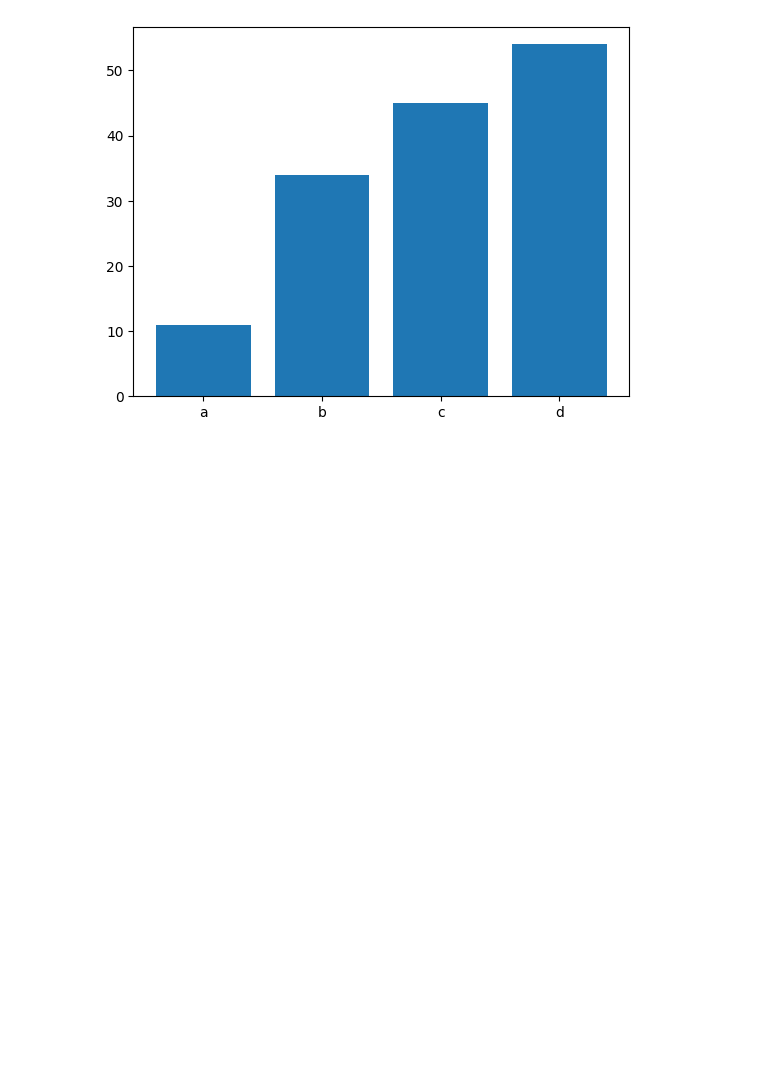
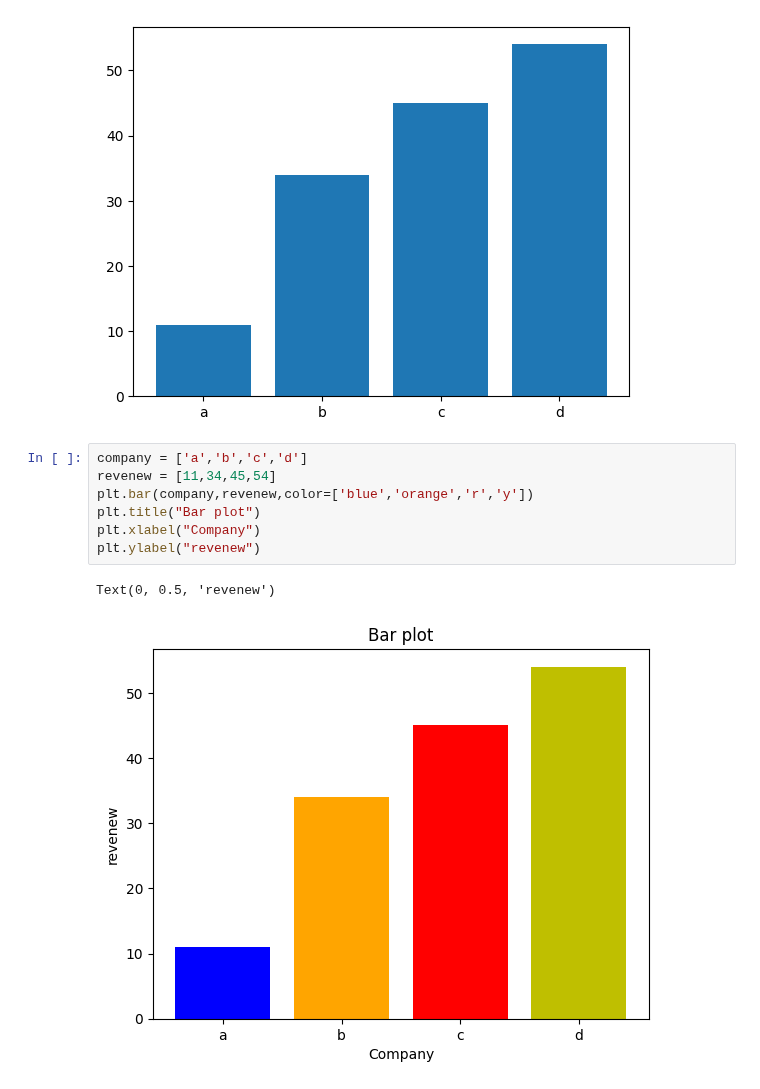
Before and after one commit to shuvadippal08/all_tasks_python, a Jupyter notebook: Matplotlib.ipynb, the cells around one changed output. Drawn from its saved outputs; the diff is of its cells as text; blank space fills up the shorter version.

```diff
--- a/Matplotlib.ipynb
+++ b/Matplotlib.ipynb
@@ -243,3 +243,13 @@ plt.bar(company,revenew)
 # %% [output]
 <BarContainer object of 4 artists>
 [figure]
+# %%
+company = ['a','b','c','d']
+revenew = [11,34,45,54]
+plt.bar(company,revenew,color=['blue','orange','r','y'])
+plt.title("Bar plot")
+plt.xlabel("Company")
+plt.ylabel("revenew")
+# %% [output]
+Text(0, 0.5, 'revenew')
+[figure, added]
```
Also changed, not shown: parts of 24 cells of this notebook, 12 other files.
